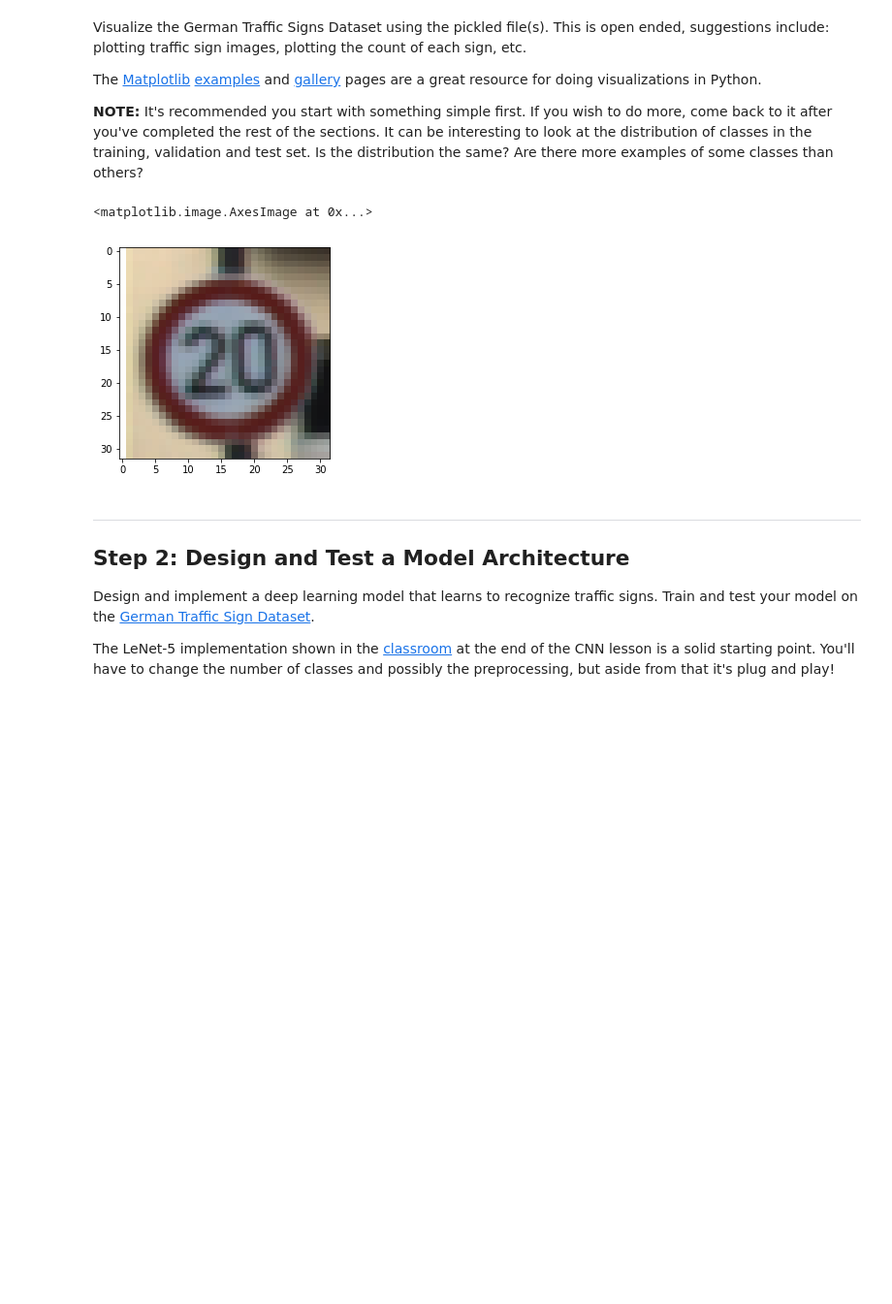
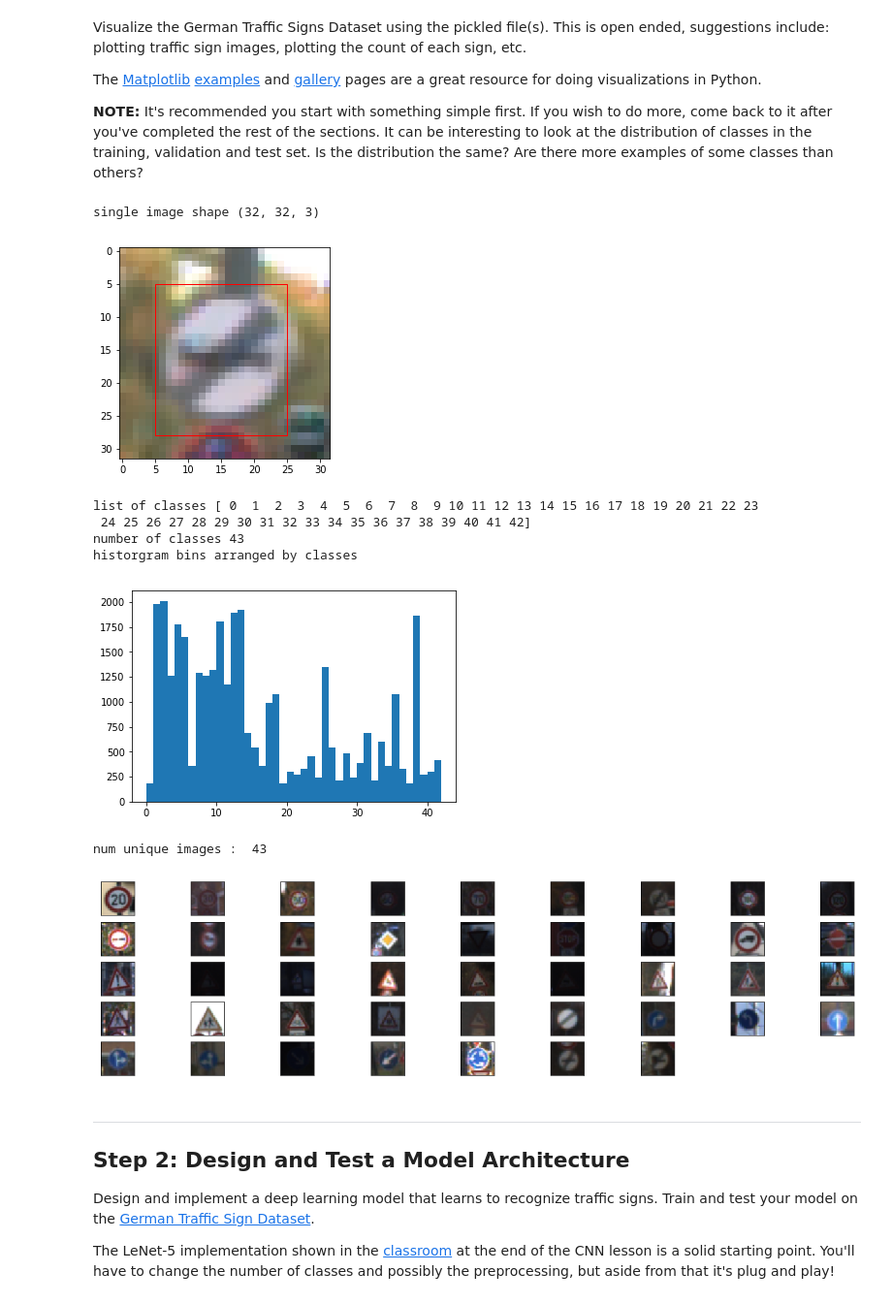
Before and after one commit to JudyMRSD/UdacitySelfDriving, a Jupyter notebook: CarND-Traffic-Sign-Classifier-Project/Traffic_Sign_Classifier.ipynb, the cells around one changed output. Shown at 97% size. Drawn from its saved outputs; the diff is of its cells as text; code cells hidden in the pictures; blank space fills up the shorter version.

```diff
--- a/CarND-Traffic-Sign-Classifier-Project/Traffic_Sign_Classifier.ipynb
+++ b/CarND-Traffic-Sign-Classifier-Project/Traffic_Sign_Classifier.ipynb
@@ -117,25 +121,64 @@ The [Matplotlib](http://matplotlib.org/) [examples](http://matplotlib.org/exampl
 # %%
 ### Data exploration visualization code goes here.
 ### Feel free to use as many code cells as needed.
 import matplotlib.pyplot as plt
+import matplotlib.patches as patches
 # Visualizations will be shown in the notebook.
-%matplotlib inline
 
-a = np.array([1, 3, 2, 2, 2])
-# indices:  indices of input array that result in the unique array
-# index of examples that is the first occurence of a sign
+# bounding box
+imageIndex = 100
+print("single image shape",train['features'][imageIndex].shape)
+
+fig,ax = plt.subplots(1)
+ax.imshow(X_train[imageIndex])
+x1, y1, x2 , y2 =  train['coords'][imageIndex]
+# Create a Rectangle patch  x y width height
+rect = patches.Rectangle((x1,y1),x2-x1,y2-y1,linewidth=1,edgecolor='r',facecolor='none')
+
+# Add the patch to the Axes
+ax.add_patch(rect)
+
+plt.show()
+
+# classes is the ordered unique classes
+
+# indices:  indices of input array that result in the unique array classes
+# index of examples that is the first occurence of a sign,
+# the first 40 will be the first 40 classes
 
 # counts: the number of times each unique sign appears
-u, indices, counts = np.unique(y_train, return_index=True,return_counts=True)
-num_classes = len(u)
 
+classes, indices, counts = np.unique(y_train, return_index=True,return_counts=True)
+print ("list of classes",classes) # [0,...42]
+num_classes = len(classes)
+print ("number of classes",num_classes)  # 43
+
+# plotting the count of each sign
+# historgram bins arranged by classes
+print ("historgram bins arranged by classes ")
+plt.hist(y_train, classes)
+plt.show()
+
+
+# unique_images are the first occurence of traffic signs in the data set
 unique_images = X_train[indices]
-plt.imshow(unique_images[0,:,:,:])
-# plot unique signs with their number of occurence as histogram
-# plotting the count of each sign
+print ("num unique images : ",len(unique_images))
+
+fig = plt.figure(figsize=(20,5))
+for i in range (num_classes):
+    ax = fig.add_subplot(5, 9, i+1,  xticks=[], yticks=[])
+    ax.imshow(unique_images[i])
+plt.show()
 # %% [output]
-<matplotlib.image.AxesImage at 0x...>
+single image shape (32, 32, 3)
-[figure, old version]
+[figure, new version]
+list of classes [ 0  1  2  3  4  5  6  7  8  9 10 11 12 13 14 15 16 17 18 19 20 21 22 23
+ 24 25 26 27 28 29 30 31 32 33 34 35 36 37 38 39 40 41 42]
+number of classes 43
+historgram bins arranged by classes
+[figure, added]
+num unique images :  43
+[figure, added]
 # %% [markdown]
 ----
 
```
Also changed, not shown: parts of 2 cells of this notebook.
